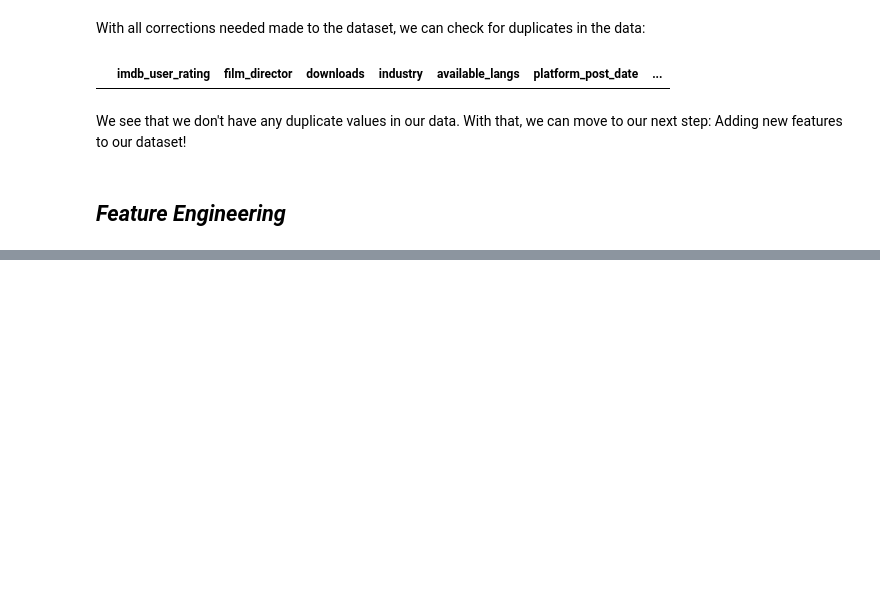
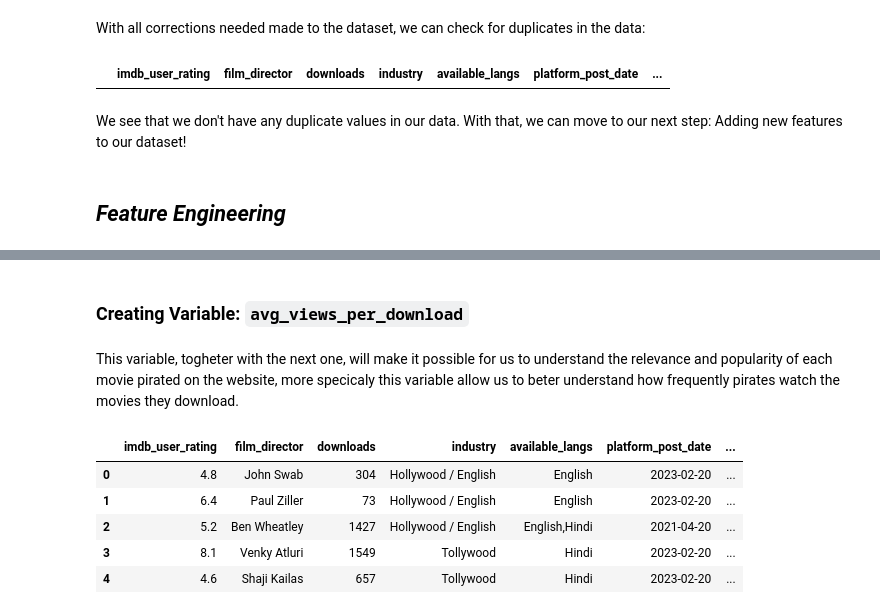
Before and after one commit to JoSEPHDev2022/EDA_Pirated_Movies, a Jupyter notebook: eda_report.ipynb, the cells around one changed output, grey strips where cells are left out. Saved outputs shown, nothing was run; the diff lists cells and outputs as text; code cells hidden in the pictures; blank space fills up the shorter version.

```diff
--- a/eda_report.ipynb
+++ b/eda_report.ipynb
@@ -837,0 +925,17 @@ We see that we don't have any duplicate values in our data. With that, we can mo
+# %% [markdown]
+### **Creating Variable: `avg_views_per_download`**
+# %% [markdown]
+This variable, togheter with the next one, will make it possible for us to understand the relevance and popularity of each movie pirated on the website, more specicaly this variable allow us to beter understand how frequently pirates watch the movies they download.
+# %%
+# Creating new variable:
+pirated_films['avg_views_per_download'] = pirated_films['total_views'] / pirated_films['downloads']
+
+# Visualizing data:
+pirated_films.head()
+# %% [output]
+|  | imdb_user_rating | film_director | downloads | industry | available_langs | platform_post_date | ... |
+| 0 | 4.8 | John Swab | 304 | Hollywood / English | English | 2023-02-20 | ... |
+| 1 | 6.4 | Paul Ziller | 73 | Hollywood / English | English | 2023-02-20 | ... |
+| 2 | 5.2 | Ben Wheatley | 1427 | Hollywood / English | English,Hindi | 2021-04-20 | ... |
+| 3 | 8.1 | Venky Atluri | 1549 | Tollywood | Hindi | 2023-02-20 | ... |
+| 4 | 4.6 | Shaji Kailas | 657 | Tollywood | Hindi | 2023-02-20 | ... |
```
Also changed, not shown: parts of 29 cells of this notebook.
